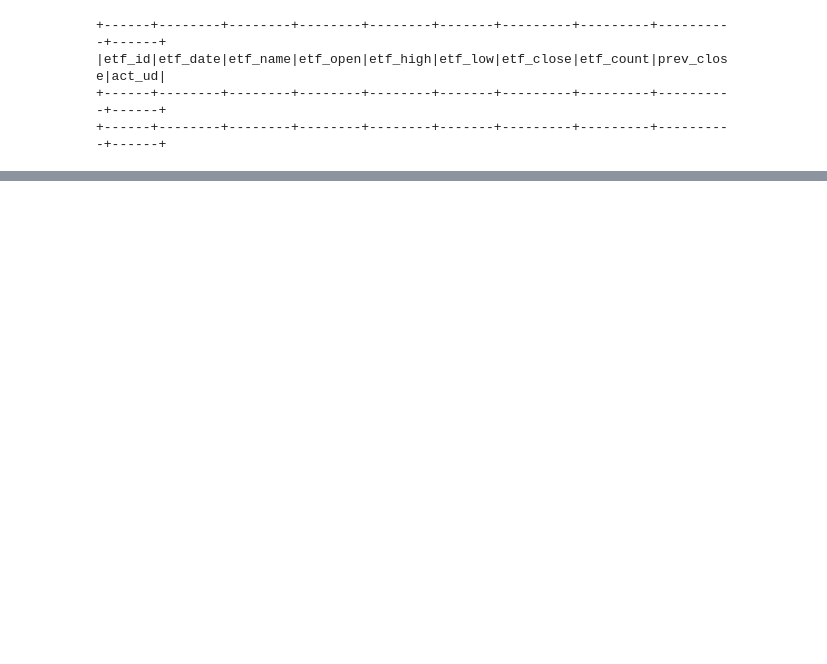
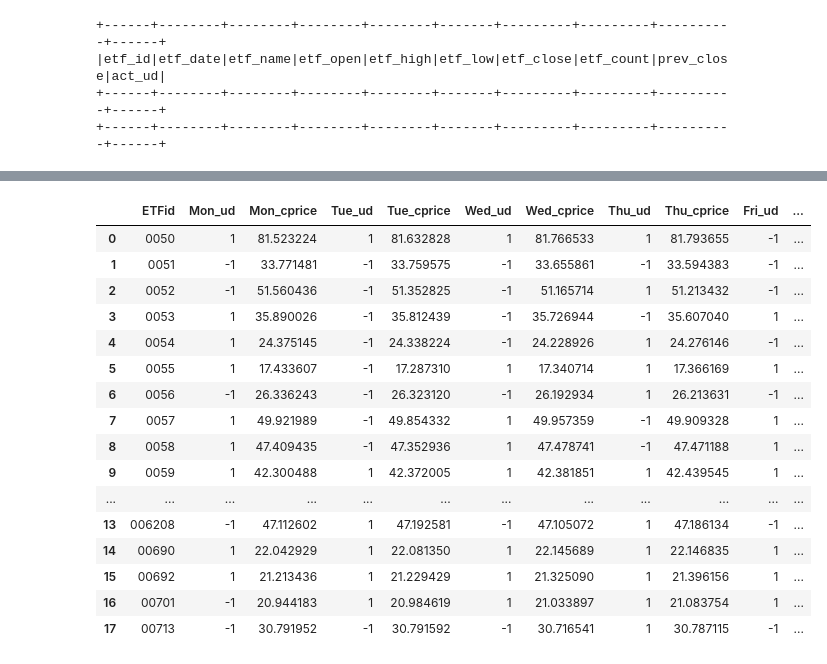
Before and after one commit to yclee0418/BigDataForum, a Jupyter notebook: pySpark-台灣ETF價格預測競賽-Xgb-TAlib.ipynb, the cells around one changed output, grey strips where cells are left out. Saved outputs shown, nothing was run; the diff lists cells and outputs as text; code cells hidden in the pictures; blank space fills up the shorter version.

```diff
--- a/pySpark-台灣ETF價格預測競賽-Xgb-TAlib.ipynb
+++ b/pySpark-台灣ETF價格預測競賽-Xgb-TAlib.ipynb
@@ -475,0 +481,90 @@ IllegalArgumentException: 'requirement failed: Nothing has been added to this su
+# %%
+final_res = spark.createDataFrame(pd.DataFrame(predict_res_final)).orderBy("etf_id", "etf_date").collect()
+#export to pandas
+etf_ids = []
+mon_ud = []
+mon_price = []
+tue_ud = []
+tue_price = []
+wed_ud = []
+wed_price = []
+thu_ud = []
+thu_price = []
+fri_ud = []
+fri_price = []
+
+def encode_ud(oper_ud):
+    if oper_ud == 0.0:
+        return 0
+    elif oper_ud == 1.0:
+        return 1
+    else:
+        return -1
+
+for row in final_res:
+    etf_id = row["etf_id"]
+    if etf_id not in etf_ids:
+        etf_ids.append(etf_id)
+    etf_date = row["etf_date"]
+    eidx = next_date_range.index(row["etf_date"])
+    if eidx == 0:
+        mon_ud.append(encode_ud(row["pred_ud"]))
+        mon_price.append(row["prediction"])
+    elif eidx == 1:
+        tue_ud.append(encode_ud(row["pred_ud"]))
+        tue_price.append(row["prediction"])
+    elif eidx == 2:
+        wed_ud.append(encode_ud(row["pred_ud"]))
+        wed_price.append(row["prediction"])
+    elif eidx == 3:
+        thu_ud.append(encode_ud(row["pred_ud"]))
+        thu_price.append(row["prediction"])
+    elif eidx == 4:
+        fri_ud.append(encode_ud(row["pred_ud"]))
+        fri_price.append(row["prediction"])
+
+if len(mon_ud) == 0:
+    mon_ud = list(0 for i in range(0,len(etf_ids)))
+    mon_price = list(0.0 for i in range(0,len(etf_ids)))
+if len(tue_ud) == 0:
+    tue_ud = list(0 for i in range(0,len(etf_ids)))
+    tue_price = list(0.0 for i in range(0,len(etf_ids)))
+if len(wed_ud) == 0:
+    wed_ud = list(0 for i in range(0,len(etf_ids)))
+    wed_price = list(0.0 for i in range(0,len(etf_ids)))
+if len(thu_ud) == 0:
+    thu_ud = list(0 for i in range(0,len(etf_ids)))
+    thu_price = list(0.0 for i in range(0,len(etf_ids)))
+if len(fri_ud) == 0:
+    fri_ud = list(0 for i in range(0,len(etf_ids)))
+    fri_price = list(0.0 for i in range(0,len(etf_ids)))
+
+dic = {"ETFid": etf_ids,
+       "Mon_ud": mon_ud, "Mon_cprice": mon_price,
+       "Tue_ud": tue_ud, "Tue_cprice": tue_price,
+       "Wed_ud": wed_ud, "Wed_cprice": wed_price,
+       "Thu_ud": thu_ud, "Thu_cprice": thu_price,
+       "Fri_ud": fri_ud, "Fri_cprice": fri_price
+      }
+final_df = pd.DataFrame(data=dic)[['ETFid','Mon_ud','Mon_cprice','Tue_ud','Tue_cprice',
+                                  'Wed_ud','Wed_cprice','Thu_ud','Thu_cprice',
+                                  'Fri_ud','Fri_cprice']]
+final_df
+# %% [output]
+|  | ETFid | Mon_ud | Mon_cprice | Tue_ud | Tue_cprice | Wed_ud | Wed_cprice | Thu_ud | Thu_cprice | Fri_ud | ... |
+| 0 | 0050 | 1 | 81.523224 | 1 | 81.632828 | 1 | 81.766533 | 1 | 81.793655 | -1 | ... |
+| 1 | 0051 | -1 | 33.771481 | -1 | 33.759575 | -1 | 33.655861 | -1 | 33.594383 | -1 | ... |
+| 2 | 0052 | -1 | 51.560436 | -1 | 51.352825 | -1 | 51.165714 | 1 | 51.213432 | -1 | ... |
+| 3 | 0053 | 1 | 35.890026 | -1 | 35.812439 | -1 | 35.726944 | -1 | 35.607040 | 1 | ... |
+| 4 | 0054 | 1 | 24.375145 | -1 | 24.338224 | -1 | 24.228926 | 1 | 24.276146 | -1 | ... |
+| 5 | 0055 | 1 | 17.433607 | -1 | 17.287310 | 1 | 17.340714 | 1 | 17.366169 | 1 | ... |
+| 6 | 0056 | -1 | 26.336243 | -1 | 26.323120 | -1 | 26.192934 | 1 | 26.213631 | -1 | ... |
+| 7 | 0057 | 1 | 49.921989 | -1 | 49.854332 | 1 | 49.957359 | -1 | 49.909328 | 1 | ... |
+| 8 | 0058 | 1 | 47.409435 | -1 | 47.352936 | 1 | 47.478741 | -1 | 47.471188 | 1 | ... |
+| 9 | 0059 | 1 | 42.300488 | 1 | 42.372005 | 1 | 42.381851 | 1 | 42.439545 | 1 | ... |
+| ... | ... | ... | ... | ... | ... | ... | ... | ... | ... | ... | ... |
+| 13 | 006208 | -1 | 47.112602 | 1 | 47.192581 | -1 | 47.105072 | 1 | 47.186134 | -1 | ... |
+| 14 | 00690 | 1 | 22.042929 | 1 | 22.081350 | 1 | 22.145689 | 1 | 22.146835 | 1 | ... |
+| 15 | 00692 | 1 | 21.213436 | 1 | 21.229429 | 1 | 21.325090 | 1 | 21.396156 | 1 | ... |
+| 16 | 00701 | -1 | 20.944183 | 1 | 20.984619 | 1 | 21.033897 | 1 | 21.083754 | 1 | ... |
+| 17 | 00713 | -1 | 30.791952 | -1 | 30.791592 | -1 | 30.716541 | 1 | 30.787115 | -1 | ... |
```
Also changed, not shown: parts of 19 cells of this notebook.
